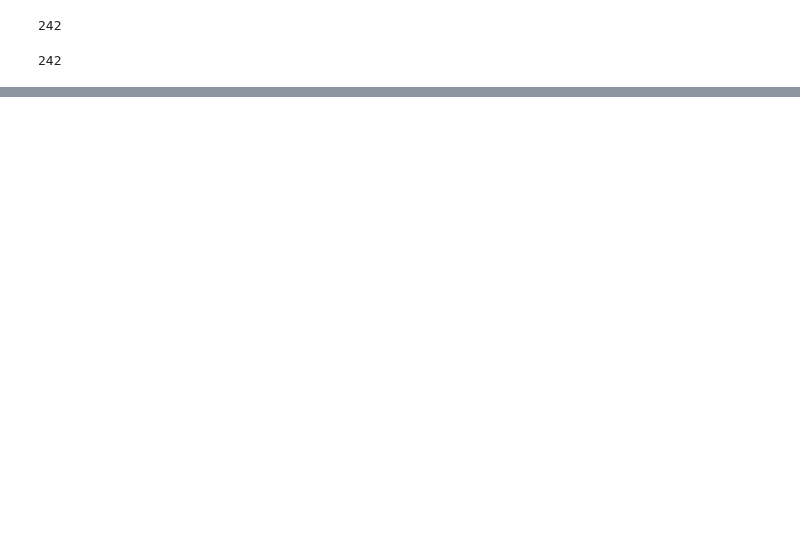
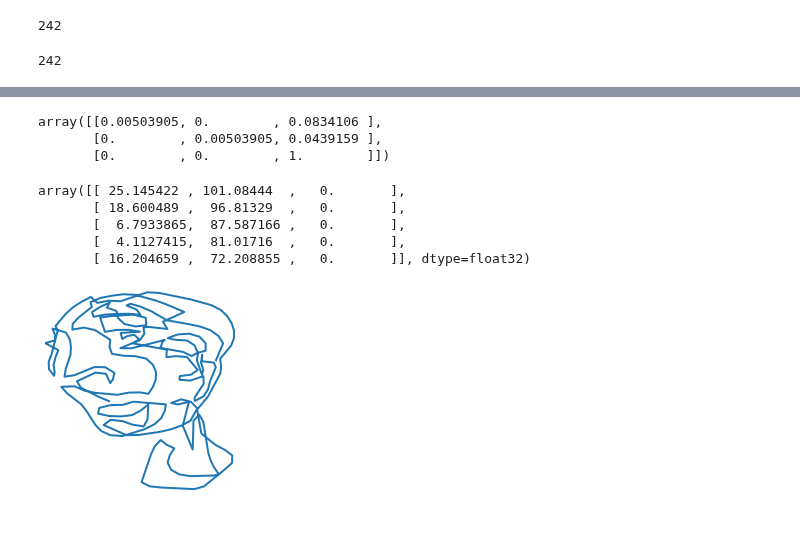
Before and after one commit to andrewlook/singleline_dataset, a Jupyter notebook: nbs/50_tokenize.ipynb, the cells around one changed output, grey strips where cells are left out. Drawn from its saved outputs; the diff is of its cells as text; code cells hidden in the pictures; blank space fills up the shorter version.

```diff
--- a/nbs/50_tokenize.ipynb
+++ b/nbs/50_tokenize.ipynb
@@ -235,3 +425,57 @@ plot_strokes(strokes)
+# %%
+toks2 = [398, 1970, 1645, 1757]
+toks2 = [
+    398, 1970, 1645, 1757,  845,  145, 1987,  975, 1166, 1306,  715,
+          87,  166,   84,  701,  225, 1972,  617, 2024, 1610, 1876,  702,  430,
+        1944,  104, 1226,  885, 1763, 1294,  119,  418, 1194,  306, 1484, 1201,
+        1355, 1404,   40, 1787,  274, 1787, 1536, 1447,  966, 1404, 1219,   61,
+          99, 1944,  685, 1226, 1833,  808,  685, 1613, 1595,  966,  903,   99,
+         944,  407,  702,   14,  178, 1147, 1139, 1400,  307,  130, 1764, 1660,
+        1607,  313,  288, 1488, 1686, 1074, 1170, 1035,  283,  278,  617, 1755,
+         568,  488,  418,  502,   16, 1710, 1704,  627, 1025,  988, 1371,  502,
+         932,  439, 1991,  480, 1973, 1441, 1488,  475,  241, 1005,  988, 1598,
+         905,  698, 1901, 1569,  616,  463, 1940, 1432, 1868,  944,  544, 1059,
+        2030, 1887,   19,  779, 1763, 1879, 1281, 1504, 1373, 1043, 1826,   40,
+         616, 1177,  158,  119,  225,  740,  793,  698,  905,  881, 1422,   68,
+        1750,  698,  709, 1815,  307,  954, 1907,  697,   40, 1292, 1787, 1447,
+        1441, 1070, 1197, 1219, 1958,  906,  513,  186,   87,  960,  938, 1360,
+        1944,   18,  404,  778,  740,  663, 2030, 2042, 1710, 1178,  222,  627,
+          99, 1947,  361,  444, 1470,  283,   84,  517, 1973,  815,  553,  104,
+        1660,  988,  636,  836, 1294, 1698,  634, 1064, 1292, 1046, 1580,  634,
+        1515,  225, 1633, 1242, 1897, 1180, 1217, 1702, 1884,  881,  439,  709,
+        1675, 1292, 1474,  345, 1927,  184,  698, 1771,  666,  462, 1978,  176,
+        2012, 1676,   40, 1040,  616, 1973,  372, 1970,  839,  222, 1373,  493,
+          18, 1043, 1441, 1320, 1219, 2089
+]
+# %%
+deltas2 = tokenizer.decode(toks2)
+points2 = deltas_to_points(deltas2)
+
+from singleline_stroke3.transforms import *
+
+bb2 = BoundingBox.create(points2)
+# %%
+bb2.normalization_xform()
+# %% [output]
+array([[0.00503905, 0.        , 0.0834106 ],
+       [0.        , 0.00503905, 0.0439159 ],
+       [0.        , 0.        , 1.        ]])
+# %%
+points2[:5]
+# %% [output]
+array([[ 25.145422 , 101.08444  ,   0.       ],
+       [ 18.600489 ,  96.81329  ,   0.       ],
+       [  6.7933865,  87.587166 ,   0.       ],
+       [  4.1127415,  81.01716  ,   0.       ],
+       [ 16.204659 ,  72.208855 ,   0.       ]], dtype=float32)
+# %%
+normed_points2 = apply_transform(points2[:,:2], bb2.normalization_xform(scale=200.0))
+# %%
+normed_points2[:,2] = points2[:,2]
+# %%
+plot_strokes(points_to_strokes(normed_points2))
+# %% [output]
+[figure, added]
 # %%
 # #| hide
 # import nbdev
```
Also changed, not shown: parts of 36 cells of this notebook, 3 other files.
